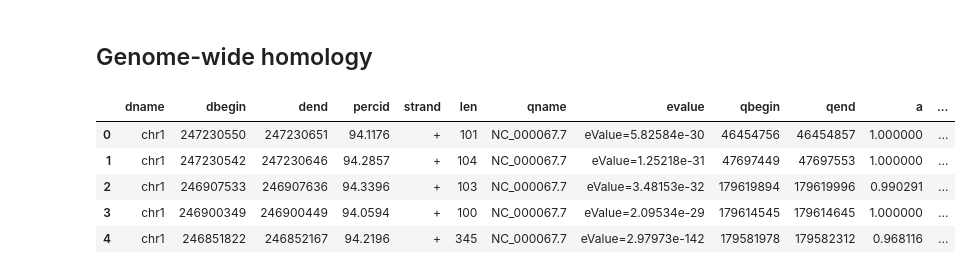
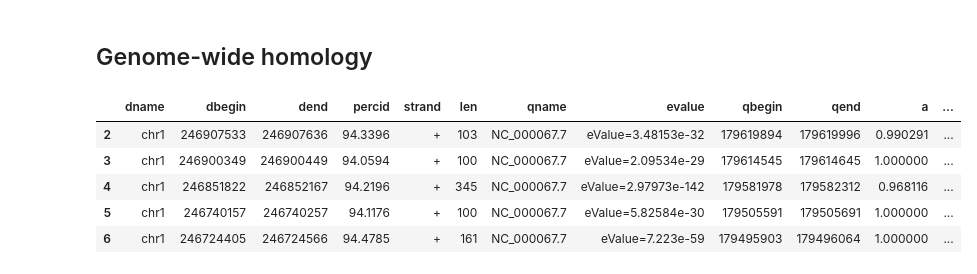
Before and after one commit to eaasna/DREAM-stellar-benchmark, a Jupyter notebook: work-python/homologs/Homologs.ipynb, the cells around one changed output. Cells and saved outputs as stored; diff of their text form; code cells hidden in the pictures.

```diff
--- a/work-python/homologs/Homologs.ipynb
+++ b/work-python/homologs/Homologs.ipynb
@@ -824,12 +731,13 @@ def plot_chr(matches):
 # %%
 dream = read_stellar_output("human_dream_chr1_e6.gff")
+dream = dream[(dream["dbegin"] > 1.5e8) & (dream["qbegin"] > 1e8)]
 dream = switch_reverse_coord(dream)
 dream = fit_line_coord(dream)
 dream.head()
 # %% [output]
 |  | dname | dbegin | dend | percid | strand | len | qname | evalue | qbegin | qend | a | ... |
-| 0 | chr1 | 247230550 | 247230651 | 94.1176 | + | 101 | NC_000067.7 | eValue=5.82584e-30 | 46454756 | 46454857 | 1.000000 | ... |
-| 1 | chr1 | 247230542 | 247230646 | 94.2857 | + | 104 | NC_000067.7 | eValue=1.25218e-31 | 47697449 | 47697553 | 1.000000 | ... |
 | 2 | chr1 | 246907533 | 246907636 | 94.3396 | + | 103 | NC_000067.7 | eValue=3.48153e-32 | 179619894 | 179619996 | 0.990291 | ... |
 | 3 | chr1 | 246900349 | 246900449 | 94.0594 | + | 100 | NC_000067.7 | eValue=2.09534e-29 | 179614545 | 179614645 | 1.000000 | ... |
 | 4 | chr1 | 246851822 | 246852167 | 94.2196 | + | 345 | NC_000067.7 | eValue=2.97973e-142 | 179581978 | 179582312 | 0.968116 | ... |
+| 5 | chr1 | 246740157 | 246740257 | 94.1176 | + | 100 | NC_000067.7 | eValue=5.82584e-30 | 179505591 | 179505691 | 1.000000 | ... |
+| 6 | chr1 | 246724405 | 246724566 | 94.4785 | + | 161 | NC_000067.7 | eValue=7.223e-59 | 179495903 | 179496064 | 1.000000 | ... |
```
Also changed, not shown: parts of 35 cells of this notebook.
